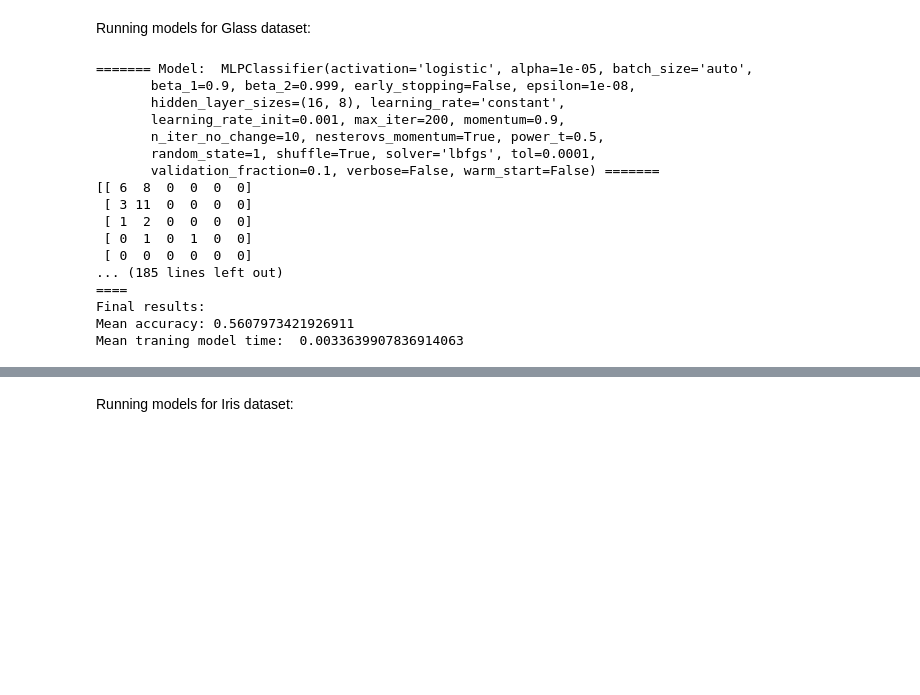
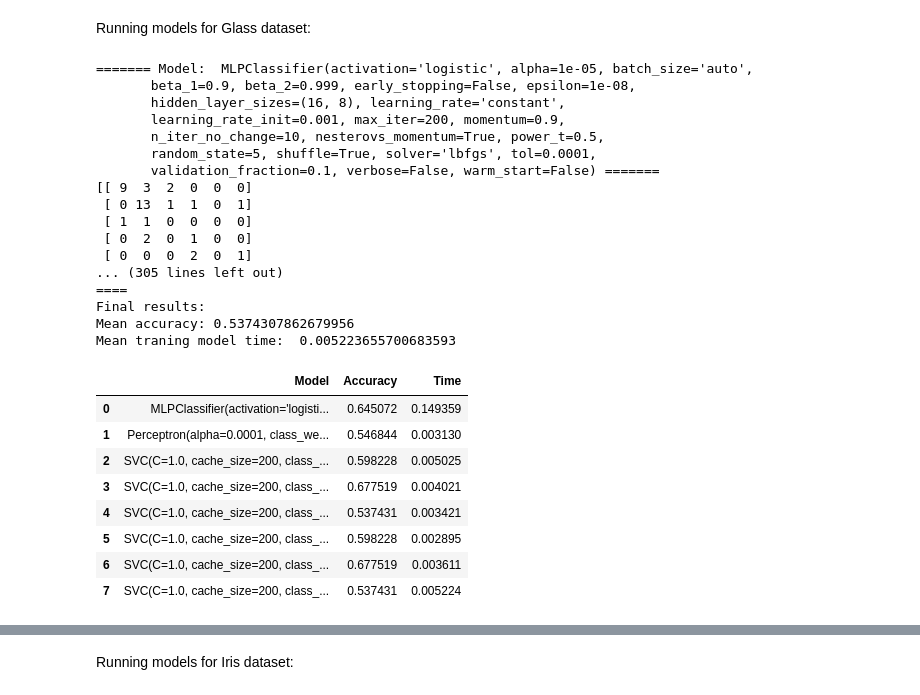
Before and after one commit to JuniorClementino/Algoritmos-de-Aprendizado-de-Maquina, a Jupyter notebook: Iris_Glass/all_models_neural.ipynb, the cells around one changed output, grey strips where cells are left out. Saved outputs shown, nothing was run; the diff lists cells and outputs as text; code cells hidden in the pictures; blank space fills up the shorter version.

Commit message:
AAA and OAA for SVM, saving results to csv files

```diff
--- a/Iris_Glass/all_models_neural.ipynb
+++ b/Iris_Glass/all_models_neural.ipynb
@@ -15,6 +15,9 @@ from sklearn.preprocessing import MinMaxScaler, StandardScaler
 data_iris = pd.read_csv("iris.csv")
 data_glass = pd.read_csv("glass.data")
 
+# to store the models and their results (to report)
+models, results, tempos = list(), list(), list()
+
 print('Iris:', np.shape(data_iris))
 print('Glass:', np.shape(data_glass))
 # %% [output]
@@ -62,10 +65,15 @@ data_glass.head()
 # %%
 all_models=[MLPClassifier(solver='lbfgs', alpha=1e-5, hidden_layer_sizes=(16, 8), activation='logistic',
-                            random_state=1),
-            Perceptron(tol=1e-3, random_state=2019),
-            svm.SVC(gamma='scale', kernel='linear'),
-            svm.SVC(gamma='scale', kernel='rbf'),
-            svm.SVC(gamma='scale', kernel='sigmoid')]
+                            random_state=5),
+            Perceptron(tol=1e-3, random_state=5),
+            svm.SVC(gamma='scale', kernel='linear', decision_function_shape='ovr', random_state=5),
+            svm.SVC(gamma='scale', kernel='rbf', decision_function_shape='ovr', random_state=5),
+            svm.SVC(gamma='scale', kernel='sigmoid', decision_function_shape='ovr', random_state=5),
+            svm.SVC(gamma='scale', kernel='linear', decision_function_shape='ovo', random_state=5),
+            svm.SVC(gamma='scale', kernel='rbf', decision_function_shape='ovo', random_state=5),
+            svm.SVC(gamma='scale', kernel='sigmoid', decision_function_shape='ovo', random_state=5)]
+
+models.extend(all_models)
 # %%
 kf = KFold(n_splits=5, shuffle=True, random_state=2019)
 # %% [markdown]
@@ -97,21 +105,37 @@ for model in all_models:
 
     print('====\nFinal results: \nMean accuracy:', np.mean(accuracies))
     print('Mean traning model time: ', np.mean(times))
+    results.append(np.mean(accuracies))
+    tempos.append(np.mean(times))
 # %% [output]
 ======= Model:  MLPClassifier(activation='logistic', alpha=1e-05, batch_size='auto',
        beta_1=0.9, beta_2=0.999, early_stopping=False, epsilon=1e-08,
        hidden_layer_sizes=(16, 8), learning_rate='constant',
        learning_rate_init=0.001, max_iter=200, momentum=0.9,
        n_iter_no_change=10, nesterovs_momentum=True, power_t=0.5,
-       random_state=1, shuffle=True, solver='lbfgs', tol=0.0001,
+       random_state=5, shuffle=True, solver='lbfgs', tol=0.0001,
        validation_fraction=0.1, verbose=False, warm_start=False) =======
-[[ 6  8  0  0  0  0]
- [ 3 11  0  0  0  0]
- [ 1  2  0  0  0  0]
- [ 0  1  0  1  0  0]
- [ 0  0  0  0  0  0]
-... (185 lines left out)
+[[ 9  3  2  0  0  0]
+ [ 0 13  1  1  0  1]
+ [ 1  1  0  0  0  0]
+ [ 0  2  0  1  0  0]
+ [ 0  0  0  2  0  1]
+... (305 lines left out)
 ====
 Final results:
-Mean accuracy: 0.5607973421926911
-Mean traning model time:  0.0033639907836914063
+Mean accuracy: 0.5374307862679956
+Mean traning model time:  0.005223655700683593
+# %%
+data = {'Model': models, 'Accuracy': results, 'Time': tempos}
+dataframe = pd.DataFrame(data=data)
+dataframe
+# %% [output]
+|  | Model | Accuracy | Time |
+| 0 | MLPClassifier(activation='logisti... | 0.645072 | 0.149359 |
+| 1 | Perceptron(alpha=0.0001, class_we... | 0.546844 | 0.003130 |
+| 2 | SVC(C=1.0, cache_size=200, class_... | 0.598228 | 0.005025 |
+| 3 | SVC(C=1.0, cache_size=200, class_... | 0.677519 | 0.004021 |
+| 4 | SVC(C=1.0, cache_size=200, class_... | 0.537431 | 0.003421 |
+| 5 | SVC(C=1.0, cache_size=200, class_... | 0.598228 | 0.002895 |
+| 6 | SVC(C=1.0, cache_size=200, class_... | 0.677519 | 0.003611 |
+| 7 | SVC(C=1.0, cache_size=200, class_... | 0.537431 | 0.005224 |
```
Also changed, not shown: parts of 10 cells of this notebook.
